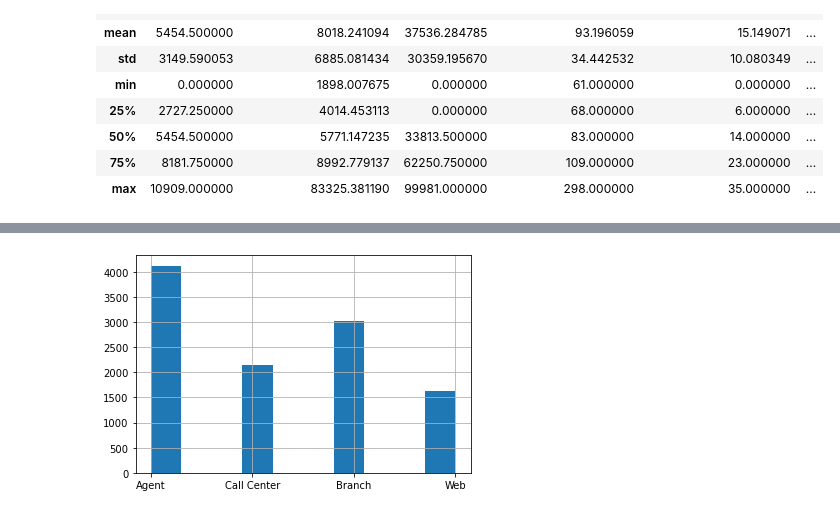
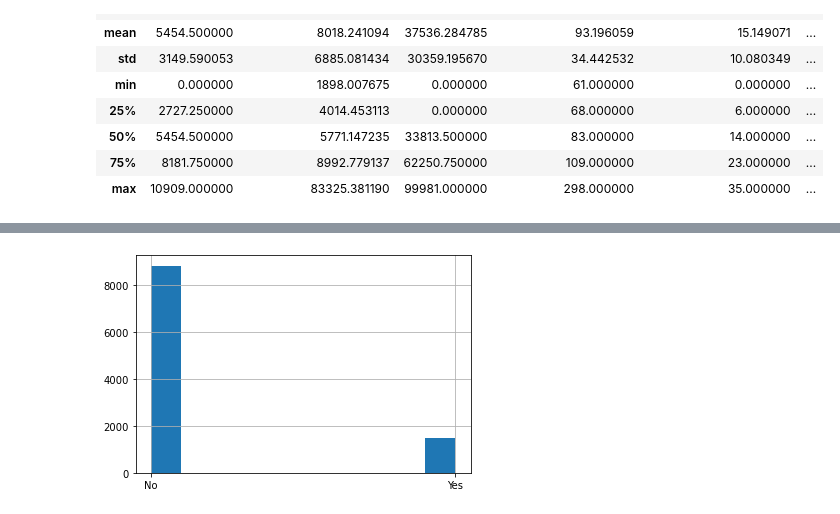
Before and after one commit to AgnesaP/lab-customer-analysis-round-2, a Jupyter notebook: lab4 .ipynb, the cells around one changed output, grey strips where cells are left out. Saved outputs shown, nothing was run; the diff lists cells and outputs as text; code cells hidden in the pictures.

```diff
--- a/lab4 .ipynb
+++ b/lab4 .ipynb
@@ -44,5 +61,7 @@ df.plot()
 # %%
-df['Sales Channel'].hist().
+#Show a plot of the total number of responses.
+
+df['Response'].hist()
 plt.show()
 # %% [output]
-[figure, old version]
+[figure, new version]
```
Also changed, not shown: parts of 7 cells of this notebook.
